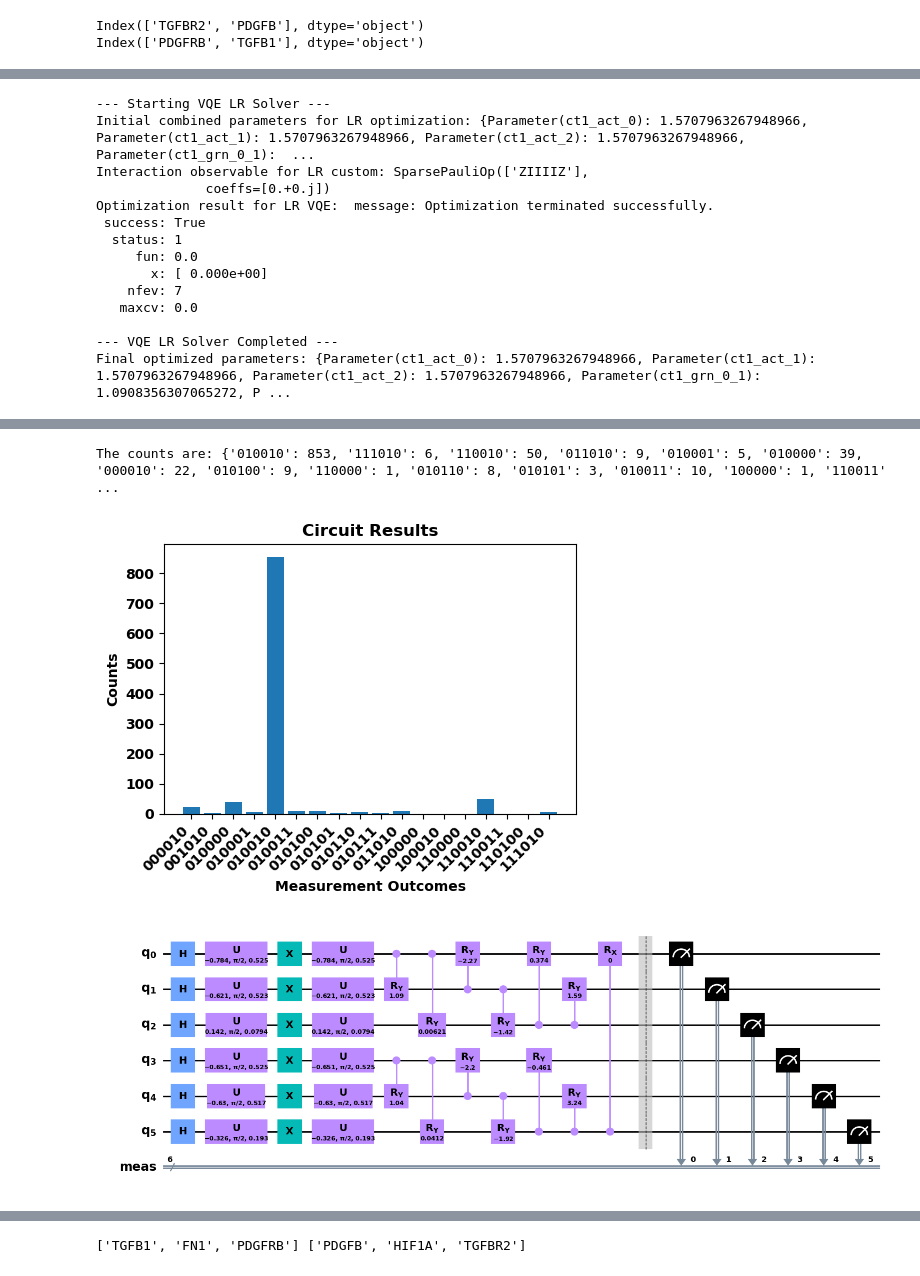
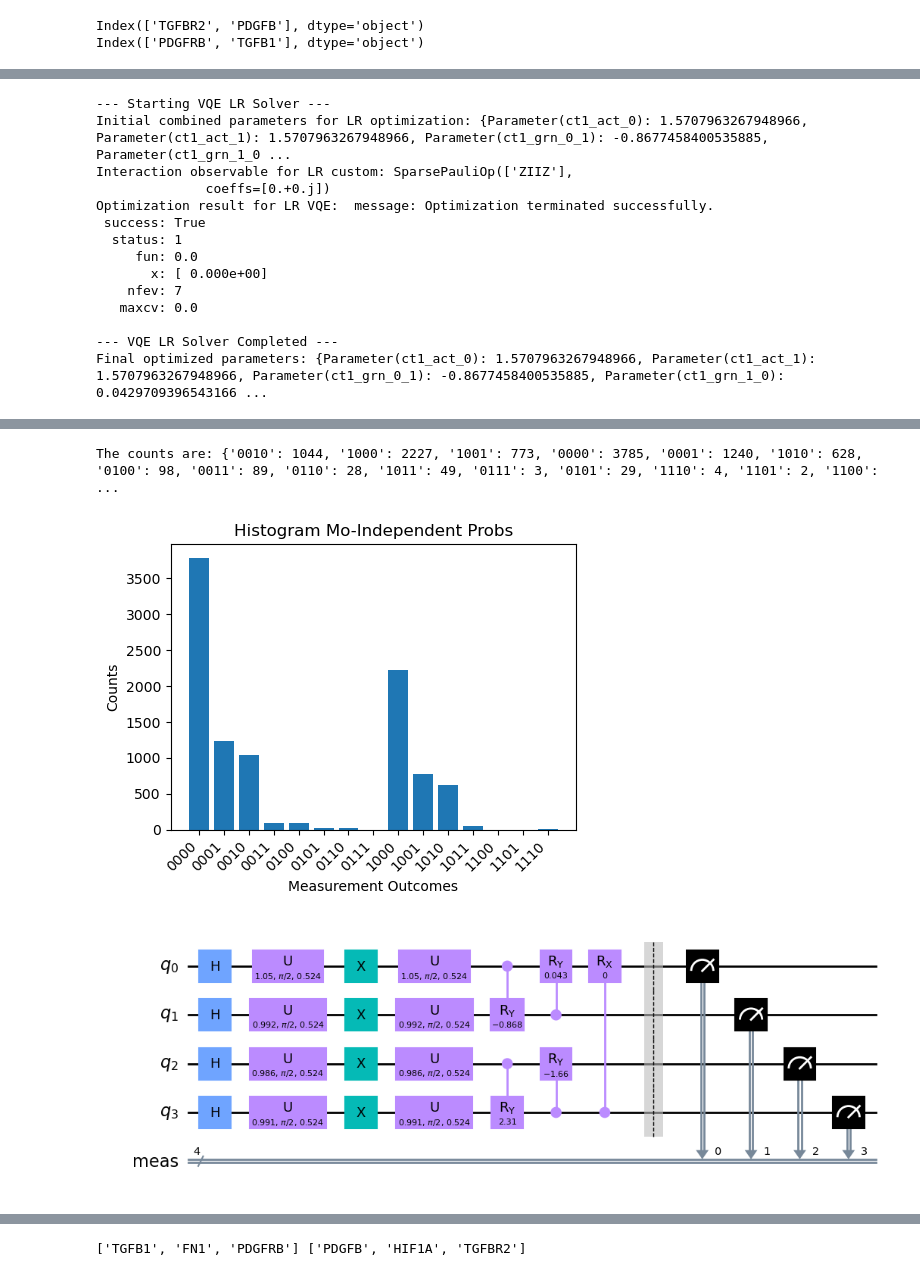
Before and after one commit to cailab-tamu/QuantumXCT, a Jupyter notebook: python/cc_grn_opt_1link.ipynb, the cells around one changed output, grey strips where cells are left out. Drawn from its saved outputs; the diff is of its cells as text; code cells hidden in the pictures.

```diff
--- a/python/cc_grn_opt_1link.ipynb
+++ b/python/cc_grn_opt_1link.ipynb
@@ -629,12 +634,13 @@ plt.title("Energy Minimization Curve (LR Parameters)")
 plt.grid(True)
 plt.tight_layout()
 plt.show()
-counts_cc_grn_mo0, bound_circuit = evaluate_and_plot_ansatz(cc_grn_circuit_mo0, optimized_full_params_lr_mo0, shots=1024, title="Circuit Results")
+counts_cc_grn_mo0, bound_circuit = evaluate_and_plot_ansatz(cc_grn_circuit_mo0, optimized_full_params_lr_mo0, shots=10000, title="Histogram Mo-Independent Probs", figsize=(5, 4), filename='hist_base_mo_lr.svg')
+
 bound_circuit.draw(output="mpl", style="clifford", fold=40)  # Show the circuit plot
 # %% [output]
 --- Starting VQE LR Solver ---
-Initial combined parameters for LR optimization: {Parameter(ct1_act_0): 1.5707963267948966, Parameter(ct1_act_1): 1.5707963267948966, Parameter(ct1_act_2): 1.5707963267948966, Parameter(ct1_grn_0_1):  ...
-Interaction observable for LR custom: SparsePauliOp(['ZIIIIZ'],
+Initial combined parameters for LR optimization: {Parameter(ct1_act_0): 1.5707963267948966, Parameter(ct1_act_1): 1.5707963267948966, Parameter(ct1_grn_0_1): -0.8677458400535885, Parameter(ct1_grn_1_0 ...
+Interaction observable for LR custom: SparsePauliOp(['ZIIZ'],
               coeffs=[0.+0.j])
 Optimization result for LR VQE:  message: Optimization terminated successfully.
  success: True
@@ -645,4 +651,4 @@ Optimization result for LR VQE:  message: Optimization terminated successfully.
    maxcv: 0.0
 
 --- VQE LR Solver Completed ---
-Final optimized parameters: {Parameter(ct1_act_0): 1.5707963267948966, Parameter(ct1_act_1): 1.5707963267948966, Parameter(ct1_act_2): 1.5707963267948966, Parameter(ct1_grn_0_1): 1.0908356307065272, P ...
+Final optimized parameters: {Parameter(ct1_act_0): 1.5707963267948966, Parameter(ct1_act_1): 1.5707963267948966, Parameter(ct1_grn_0_1): -0.8677458400535885, Parameter(ct1_grn_1_0): 0.0429709396543166 ...
@@ -650,6 +656,6 @@ Final optimized parameters: {Parameter(ct1_act_0): 1.5707963267948966, Parameter
-The counts are: {'010010': 853, '111010': 6, '110010': 50, '011010': 9, '010001': 5, '010000': 39, '000010': 22, '010100': 9, '110000': 1, '010110': 8, '010101': 3, '010011': 10, '100000': 1, '110011' ...
+The counts are: {'0010': 1044, '1000': 2227, '1001': 773, '0000': 3785, '0001': 1240, '1010': 628, '0100': 98, '0011': 89, '0110': 28, '1011': 49, '0111': 3, '0101': 29, '1110': 4, '1101': 2, '1100':  ...
-[figure, old version]
+[figure, new version]
-[figure, old version]
+[figure, new version]
 # %%
 def filter_bitstrings_from_interactions(interactions_lr, num_qubits):
     """
```
Also changed, not shown: parts of 22 cells of this notebook, 1 other file.
